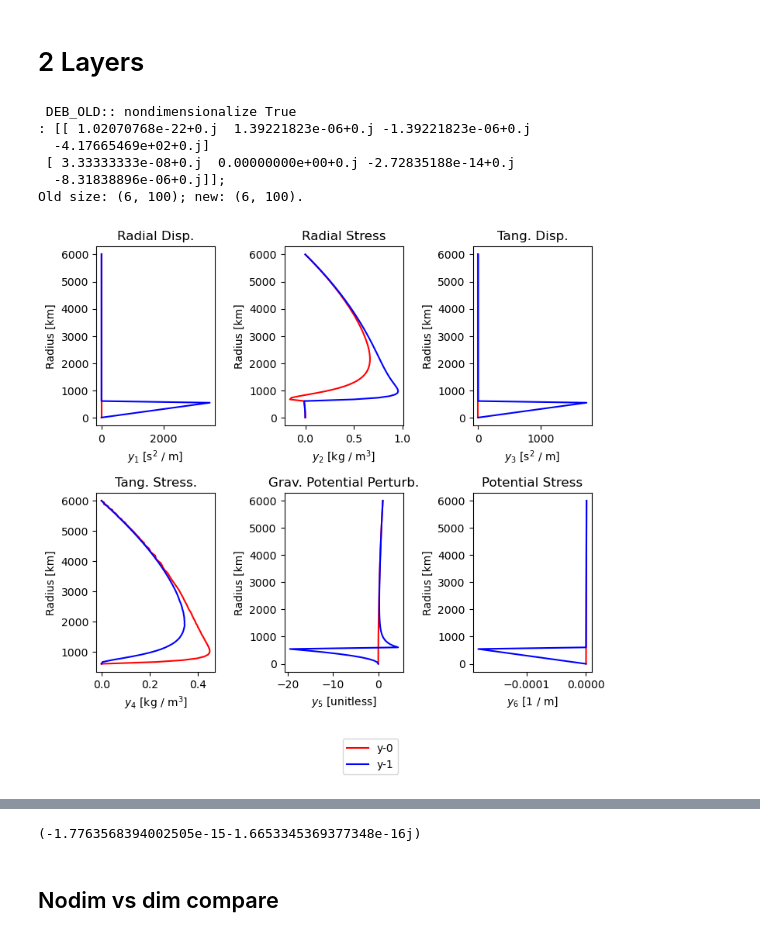
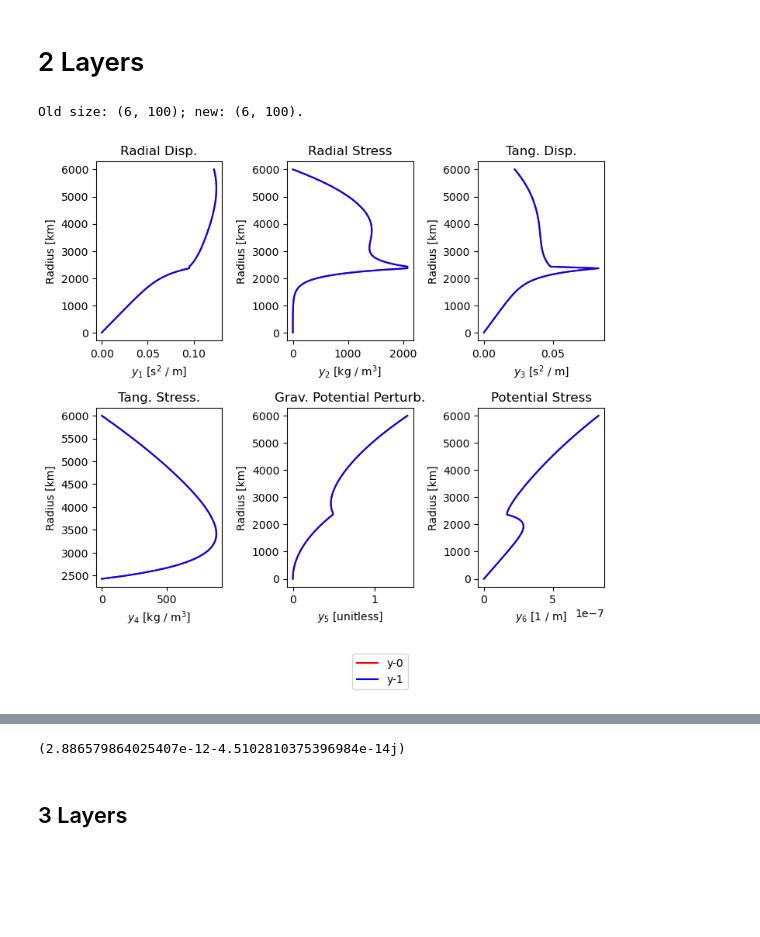
Before and after one commit to jrenaud90/TidalPy, a Jupyter notebook: Benchmarks & Performance/RadialSolver Benchmarks.ipynb, the cells around one changed output, grey strips where cells are left out. Saved outputs shown, nothing was run; the diff lists cells and outputs as text; code cells hidden in the pictures; blank space fills up the shorter version.

Commit message:
FIX: Fixed Bug in RadialSolver Liquid Layer Interfaces

```diff
--- a/Benchmarks & Performance/RadialSolver Benchmarks.ipynb
+++ b/Benchmarks & Performance/RadialSolver Benchmarks.ipynb
@@ -110,17 +132,17 @@ def test_2layer():
     use_kamata = False
 
     radius_array = np.linspace(0.1, 6000.0e3, 100)
-    CMB_radius = 0.1 * radius_array[-1]
+    CMB_radius = 0.4 * radius_array[-1]
     upper_radius_by_layer = (CMB_radius, radius_array[-1])
 
-    frequency = np.pi * 2. / (86400. * 0.5)
+    frequency = np.pi * 2. / (86400. * 0.3)
 
     ic_index = radius_array <= CMB_radius
     mantle_index = radius_array > CMB_radius
 
     indices_by_layer = (ic_index, mantle_index)
-    density_array = np.ones_like(radius_array) * 1.
-    density_array[ic_index] = 1.
+    density_array = np.ones_like(radius_array) * 3500.
+    density_array[ic_index] = 11000.
     planet_bulk_density = np.average(density_array)
     bulk_modulus_array = np.ones_like(radius_array) * 1.0e11
     bulk_modulus_array[ic_index] = 5.0e11
@@ -179,36 +201,31 @@ def test_2layer():
         order_l = 2,
         surface_boundary_condition=None,
         solve_load_numbers=False,
         use_kamata = use_kamata,
         integration_method = integration_method,
         integrator = 'cyrk',
         integration_rtol = integration_rtol,
         integration_atol = integration_atol,
         nondimensionalize = nondimensionalize,
         verbose = False,
         incompressible = False,
     )
 
     new_result = radial_solver_new(**input_new_dict)
     old_ys = radial_solver_old(**input_old_dict)
 
     new_ys = new_result.result
 
     print(f'Old size: {old_ys.shape}; new: {new_ys.shape}.')
     yplot([old_ys, new_ys], [radius_array, radius_array], colors=['r', 'b'])
 
     percent_diff = 200 * np.abs(old_ys - new_ys) / (old_ys + new_ys)
     percent_diff[np.logical_and(np.isclose(old_ys, 0. + 0.j), np.isclose(new_ys, 0. + 0.j))] = np.nan
     yplot([percent_diff], [radius_array])
 
     print(new_ys[1, -1])
 
 test_2layer()
 # %% [output]
- DEB_OLD:: nondimensionalize True
-: [[ 1.02070768e-22+0.j  1.39221823e-06+0.j -1.39221823e-06+0.j
-  -4.17665469e+02+0.j]
- [ 3.33333333e-08+0.j  0.00000000e+00+0.j -2.72835188e-14+0.j
-  -8.31838896e-06+0.j]];
 Old size: (6, 100); new: (6, 100).
-[figure, old version]
+[figure, new version]
@@ -216,4 +233,4 @@ Old size: (6, 100); new: (6, 100).
-(-1.7763568394002505e-15-1.6653345369377348e-16j)
+(2.886579864025407e-12-4.5102810375396984e-14j)
 # %% [markdown]
-## Nodim vs dim compare
+## 3 Layers
 # %%
```
Also changed, not shown: parts of 3 cells of this notebook, 13 other files.
